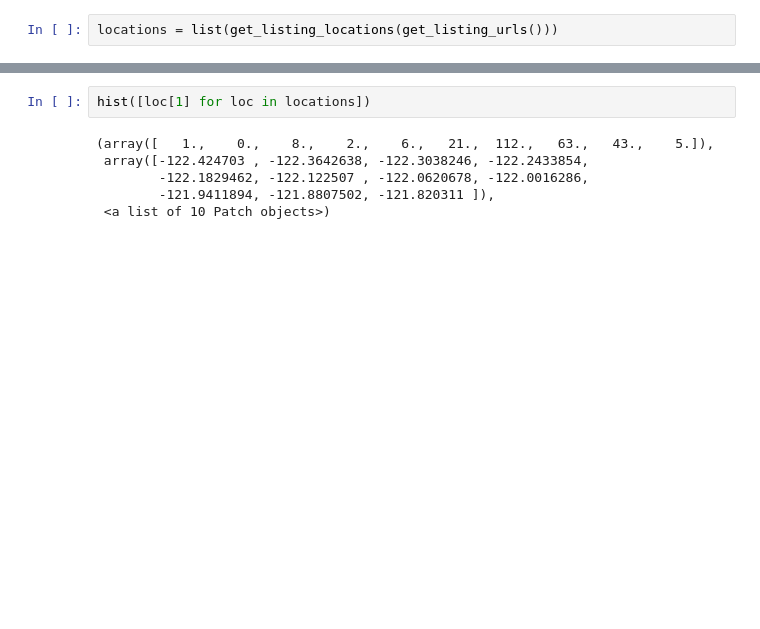
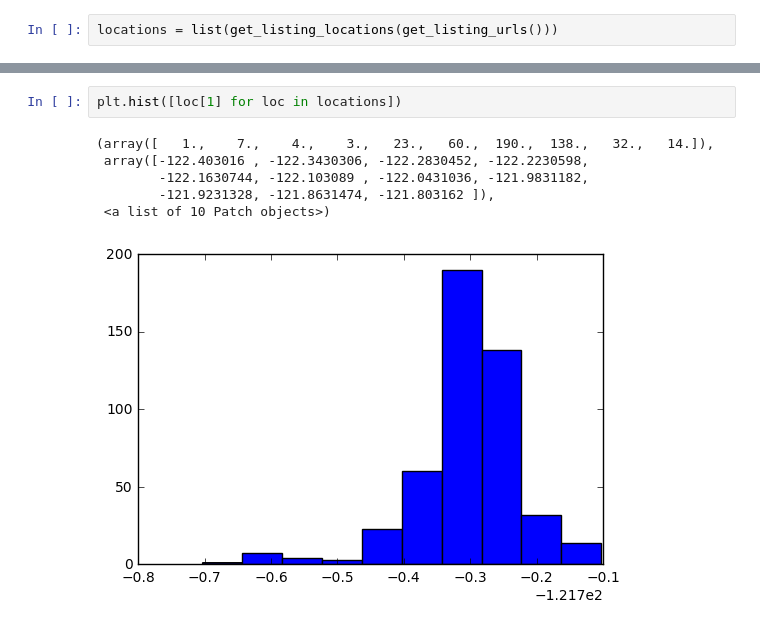
Before and after one commit to hans/ipython-notebooks, a Jupyter notebook: The Heart of Silicon Valley.ipynb, the cells around one changed output, grey strips where cells are left out. Cells and saved outputs as stored; diff of their text form; blank space fills up the shorter version.

```diff
--- a/The Heart of Silicon Valley.ipynb
+++ b/The Heart of Silicon Valley.ipynb
@@ -71,11 +73,12 @@ hist([loc[0] for loc in locations])
 # %%
-hist([loc[1] for loc in locations])
+plt.hist([loc[1] for loc in locations])
 # %% [output]
-(array([   1.,    0.,    8.,    2.,    6.,   21.,  112.,   63.,   43.,    5.]),
- array([-122.424703 , -122.3642638, -122.3038246, -122.2433854,
-        -122.1829462, -122.122507 , -122.0620678, -122.0016286,
-        -121.9411894, -121.8807502, -121.820311 ]),
+(array([   1.,    7.,    4.,    3.,   23.,   60.,  190.,  138.,   32.,   14.]),
+ array([-122.403016 , -122.3430306, -122.2830452, -122.2230598,
+        -122.1630744, -122.103089 , -122.0431036, -121.9831182,
+        -121.9231328, -121.8631474, -121.803162 ]),
  <a list of 10 Patch objects>)
+[figure, added]
 # %%
 heatmap, xedges, yedges = np.histogram2d([loc[0] for loc in locations], [loc[1] for loc in locations])
 extent = [xedges[0], xedges[-1], yedges[0], yedges[-1]]
```
Also changed, not shown: parts of 10 cells of this notebook.
